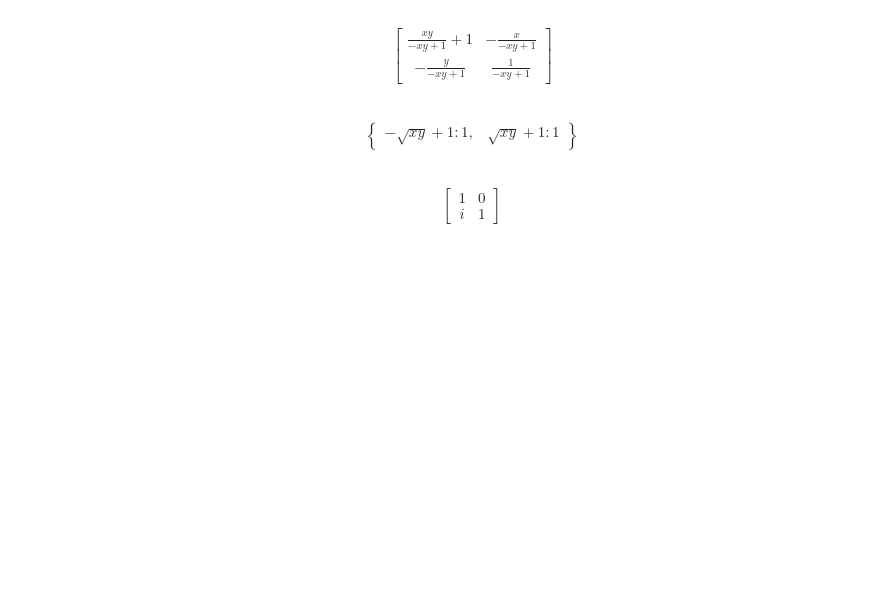
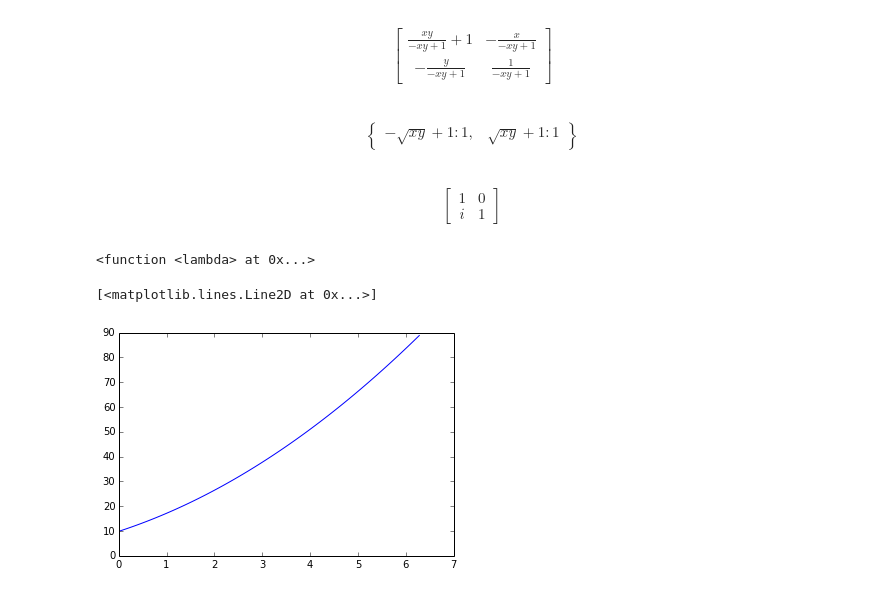
Before and after one commit to eizaguir/PHYS202-S14, a Jupyter notebook: SciPy/SymPyTour.ipynb, the cells around one changed output. Saved outputs shown, nothing was run; the diff lists cells and outputs as text; code cells hidden in the pictures; blank space fills up the shorter version.

```diff
--- a/SciPy/SymPyTour.ipynb
+++ b/SciPy/SymPyTour.ipynb
@@ -477,0 +483,15 @@ $$\left[\begin{matrix}1 & 0\\i & 1\end{matrix}\right]$$
+# %%
+print f
+# %% [output]
+<function <lambda> at 0x...>
+# %%
+u = Symbol("u")
+v = (u + pi)**2
+N(v,5)
+f = lambdify([u], v, modules='numpy')
+x = np.linspace(0.0, 2*np.pi, 100)
+y = f(x)
+plt.plot(x, y)
+# %% [output]
+[<matplotlib.lines.Line2D at 0x...>]
+[figure, added]
```
Also changed, not shown: parts of 2 cells of this notebook, 2 other files.
